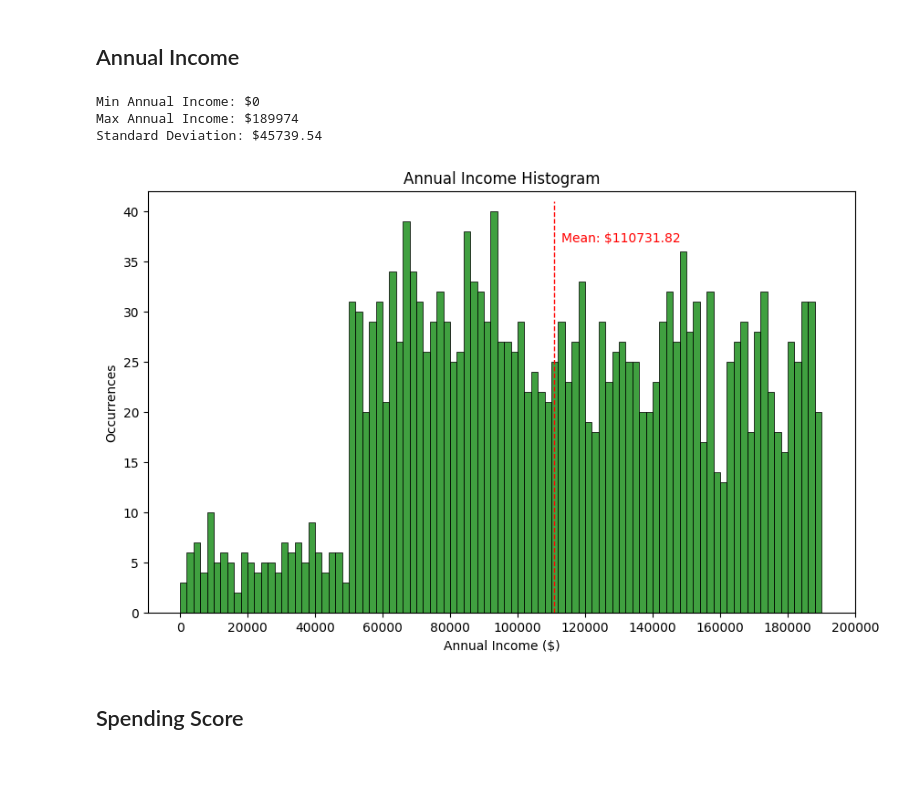
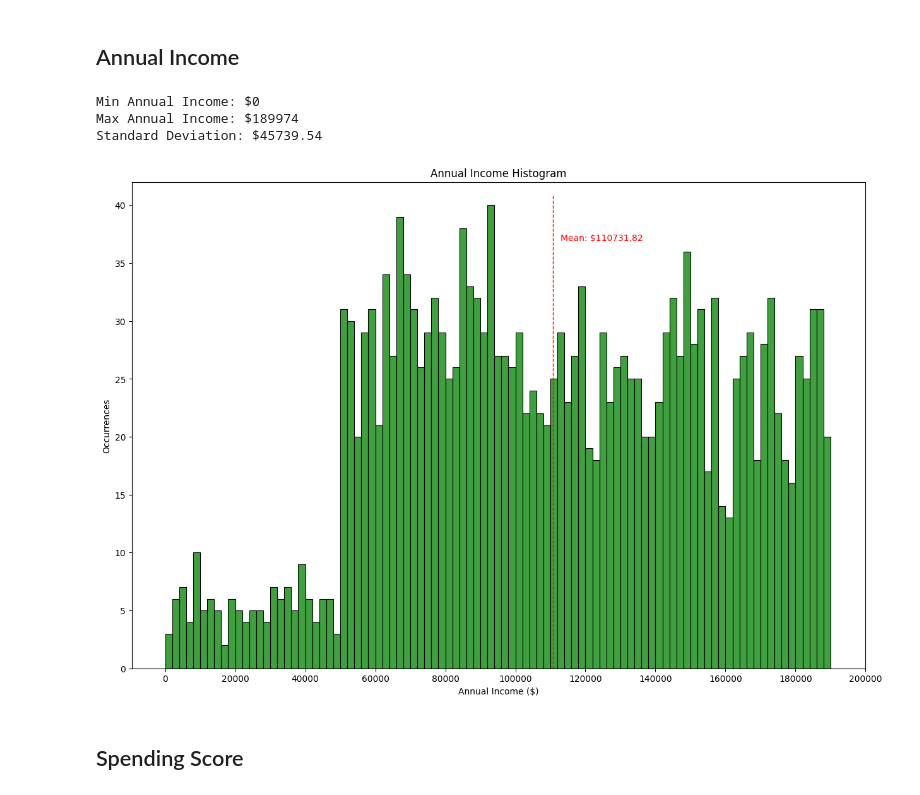
Before and after one commit to Bluxen/DA-Project2, a Jupyter notebook: 13_Shop_Customer_Data.ipynb, the cells around one changed output. Saved outputs shown, nothing was run; the diff lists cells and outputs as text; code cells hidden in the pictures; blank space fills up the shorter version.

```diff
--- a/13_Shop_Customer_Data.ipynb
+++ b/13_Shop_Customer_Data.ipynb
@@ -151,36 +151,36 @@ Average Female Age: 48.82
 # %%
 # get minimum and maximum annual income
 min_income = customers['Annual Income ($)'].min()
 max_income = customers['Annual Income ($)'].max()
 
 print('Min Annual Income: ${:.0f}'.format(min_income))
 print('Max Annual Income: ${:.0f}'.format(max_income))
 
 # calculate average annual income
 average_income = customers['Annual Income ($)'].mean()
 
 # calculate standard deviation
 std_income = customers['Annual Income ($)'].std()
 print('Standard Deviation: ${:.2f}'.format(std_income))
 
-# create histograms
-plt.figure(figsize=(10,6))
+# histogram
+plt.figure(figsize=(15,10))
 sns.histplot(customers['Annual Income ($)'], bins=range(0, max_income + 2000, 2000), color='green')
 plt.xticks(np.arange(min_income, max_income + 20000, 20000))
 plt.axvline(average_income, color='red', linestyle='dashed', linewidth=1, ymax=0.975)
 
 # add text near the lines
 plt.text(average_income * 1.02, plt.ylim()[1] * 0.88, 'Mean: ${:.2f}'.format(average_income), color='red')
 
 plt.title('Annual Income Histogram')
 plt.xlabel('Annual Income ($)')
 plt.ylabel('Occurrences')
 plt.show()
 # %% [output]
 Min Annual Income: $0
 Max Annual Income: $189974
 Standard Deviation: $45739.54
-[figure, old version]
+[figure, new version]
 # %% [markdown]
 ## Spending Score
 # %%
```
Also changed, not shown: parts of 19 cells of this notebook.
